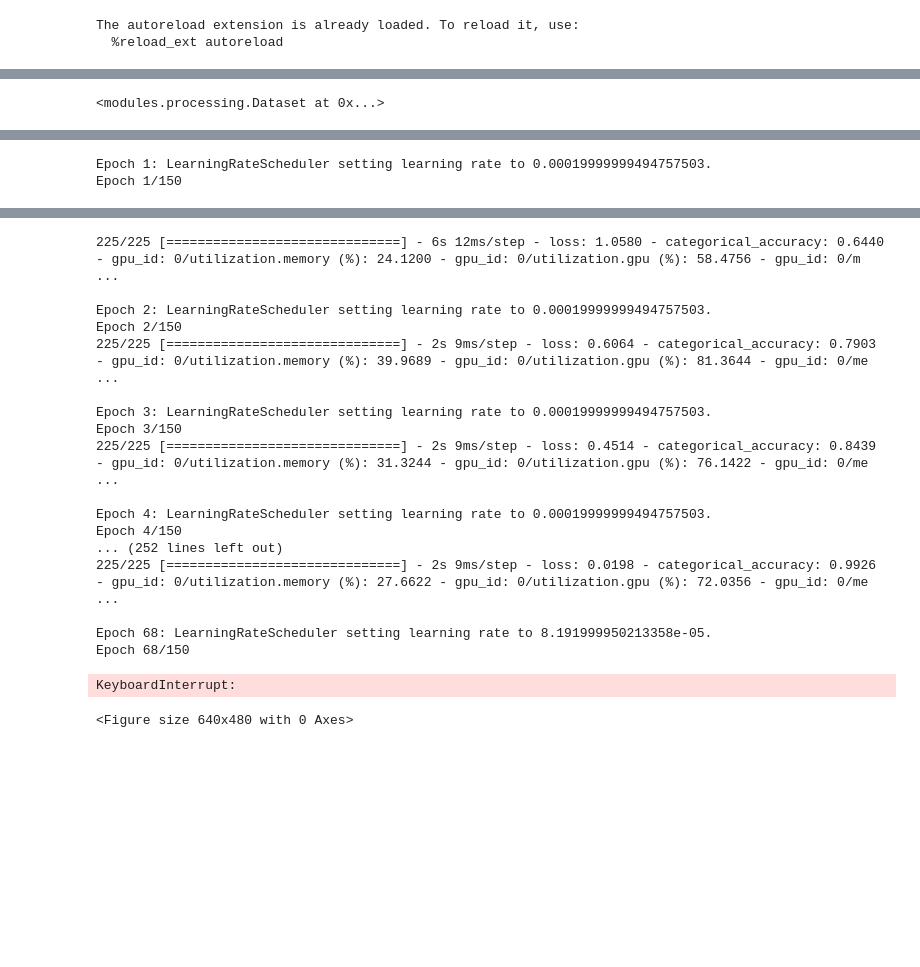
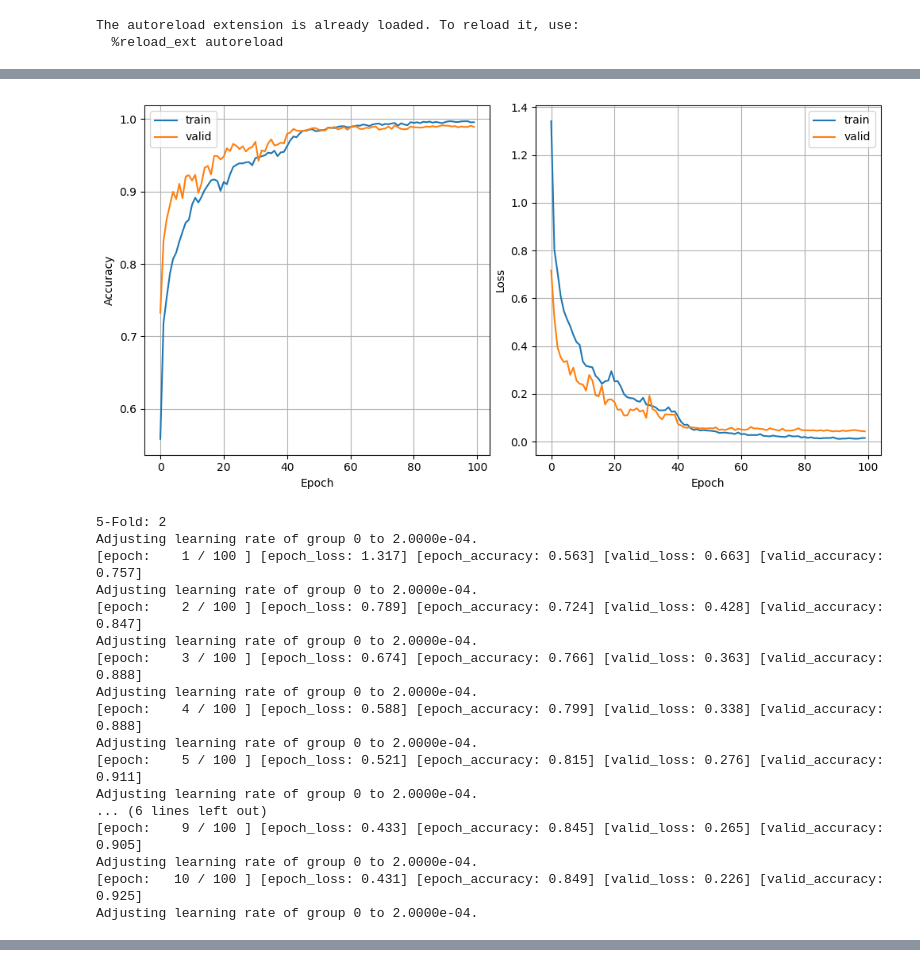
Before and after one commit to fusedbloxxer/ub-g11-pml, a Jupyter notebook: projects/smart/src/main.ipynb, the cells around one changed output, grey strips where cells are left out. Saved outputs shown, nothing was run; the diff lists cells and outputs as text; code cells hidden in the pictures; blank space fills up the shorter version.

```diff
--- a/projects/smart/src/main.ipynb
+++ b/projects/smart/src/main.ipynb
@@ -161,11 +161,3 @@ pt.show()
-# %%
-# Standardize the training & testing data
-dataset.normalize('standard', (0,))
-
-# Reshape to (n_samples, n_features) commonly used format
-dataset.reshape((-1, 450))
-# %% [output]
-<modules.processing.Dataset at 0x...>
 # %%
 # Model providers / factories
 model_svm_factory = lambda: models.SVMModel({
@@ -246,22 +238,32 @@ tparams: params.TrainParams = {
 
 # Train and validate using crossvalidation technique
 trn_accy, val_accy = [], []
-for i, (fold_train, fold_valid) in enumerate(KFold(shuffle=True, n_splits=tparams['n_folds']).split(dataset.train_data, dataset.train_labels)):
+train_dummy = ny.empty((9000, 450))
+for i, (fold_train, fold_valid) in enumerate(KFold(shuffle=True, n_splits=tparams['n_folds']).split(train_dummy)):
   # Indicate current iteration
   print(f"{tparams['n_folds']}-Fold: {i + 1}")
 
   # Create new model with random weights
   model = model_factory()
 
-  # Gather points for each step
-  train_samples_fold = dataset.train_data[fold_train.tolist()]
-  valid_samples_fold = dataset.train_data[fold_valid.tolist()]
-  train_labels_fold = dataset.train_labels[fold_train.tolist()]
-  valid_labels_fold = dataset.train_labels[fold_valid.tolist()]
+  # Select subsets using the given indices
+  train_data_subset = [train_data[i] for i in fold_train]
+  valid_data_subset = [train_data[i] for i in fold_valid]
+  train_labels_subset = [train_labels[i] for i in fold_train]
+  valid_labels_subset = [train_labels[i] for i in fold_valid]
+
+  # Preprocess the data
+  train_data_subset,   \
+  train_labels_subset, \
+  valid_data_subset,   \
+  valid_labels_subset = pg.preprocess(train_data_subset,
+                                      train_labels_subset,
+                                      valid_data_subset,
+                                      valid_labels_subset)
 
   # Learn on training data and predict on valid set
-  history = model.fit(train_samples_fold, train_labels_fold, \
-                      valid_samples_fold, valid_labels_fold)
+  history = model.fit(train_data_subset, train_labels_subset, \
+                      valid_data_subset, valid_labels_subset)
 
   # Save max valid & train accy for the current fold
   val_accy.append(history.accuracy[1])
@@ -306,2 +316,18 @@ To enable them in other operations, rebuild TensorFlow with the appropriate comp
+[figure, added]
-Epoch 1: LearningRateScheduler setting learning rate to 0.00019999999494757503.
-Epoch 1/150
+5-Fold: 2
+Adjusting learning rate of group 0 to 2.0000e-04.
+[epoch:    1 / 100 ] [epoch_loss: 1.317] [epoch_accuracy: 0.563] [valid_loss: 0.663] [valid_accuracy: 0.757]
+Adjusting learning rate of group 0 to 2.0000e-04.
+[epoch:    2 / 100 ] [epoch_loss: 0.789] [epoch_accuracy: 0.724] [valid_loss: 0.428] [valid_accuracy: 0.847]
+Adjusting learning rate of group 0 to 2.0000e-04.
+[epoch:    3 / 100 ] [epoch_loss: 0.674] [epoch_accuracy: 0.766] [valid_loss: 0.363] [valid_accuracy: 0.888]
+Adjusting learning rate of group 0 to 2.0000e-04.
+[epoch:    4 / 100 ] [epoch_loss: 0.588] [epoch_accuracy: 0.799] [valid_loss: 0.338] [valid_accuracy: 0.888]
+Adjusting learning rate of group 0 to 2.0000e-04.
+[epoch:    5 / 100 ] [epoch_loss: 0.521] [epoch_accuracy: 0.815] [valid_loss: 0.276] [valid_accuracy: 0.911]
+Adjusting learning rate of group 0 to 2.0000e-04.
+... (6 lines left out)
+[epoch:    9 / 100 ] [epoch_loss: 0.433] [epoch_accuracy: 0.845] [valid_loss: 0.265] [valid_accuracy: 0.905]
+Adjusting learning rate of group 0 to 2.0000e-04.
+[epoch:   10 / 100 ] [epoch_loss: 0.431] [epoch_accuracy: 0.849] [valid_loss: 0.226] [valid_accuracy: 0.925]
+Adjusting learning rate of group 0 to 2.0000e-04.
@@ -323,22 +335,3 @@ This message will be only logged once.
-225/225 [==============================] - 6s 12ms/step - loss: 1.0580 - categorical_accuracy: 0.6440 - gpu_id: 0/utilization.memory (%): 24.1200 - gpu_id: 0/utilization.gpu (%): 58.4756 - gpu_id: 0/m ...
-
-Epoch 2: LearningRateScheduler setting learning rate to 0.00019999999494757503.
-Epoch 2/150
-225/225 [==============================] - 2s 9ms/step - loss: 0.6064 - categorical_accuracy: 0.7903 - gpu_id: 0/utilization.memory (%): 39.9689 - gpu_id: 0/utilization.gpu (%): 81.3644 - gpu_id: 0/me ...
-
-Epoch 3: LearningRateScheduler setting learning rate to 0.00019999999494757503.
-Epoch 3/150
-225/225 [==============================] - 2s 9ms/step - loss: 0.4514 - categorical_accuracy: 0.8439 - gpu_id: 0/utilization.memory (%): 31.3244 - gpu_id: 0/utilization.gpu (%): 76.1422 - gpu_id: 0/me ...
-
-Epoch 4: LearningRateScheduler setting learning rate to 0.00019999999494757503.
-Epoch 4/150
-... (252 lines left out)
-225/225 [==============================] - 2s 9ms/step - loss: 0.0198 - categorical_accuracy: 0.9926 - gpu_id: 0/utilization.memory (%): 27.6622 - gpu_id: 0/utilization.gpu (%): 72.0356 - gpu_id: 0/me ...
-
-Epoch 68: LearningRateScheduler setting learning rate to 8.191999950213358e-05.
-Epoch 68/150
-KeyboardInterrupt:
-<Figure size 640x480 with 0 Axes>
 # %%
 # Recreate model to train from scratch for subtask
 model = model_factory()
```
Also changed, not shown: parts of 12 cells of this notebook, 10 other files.
